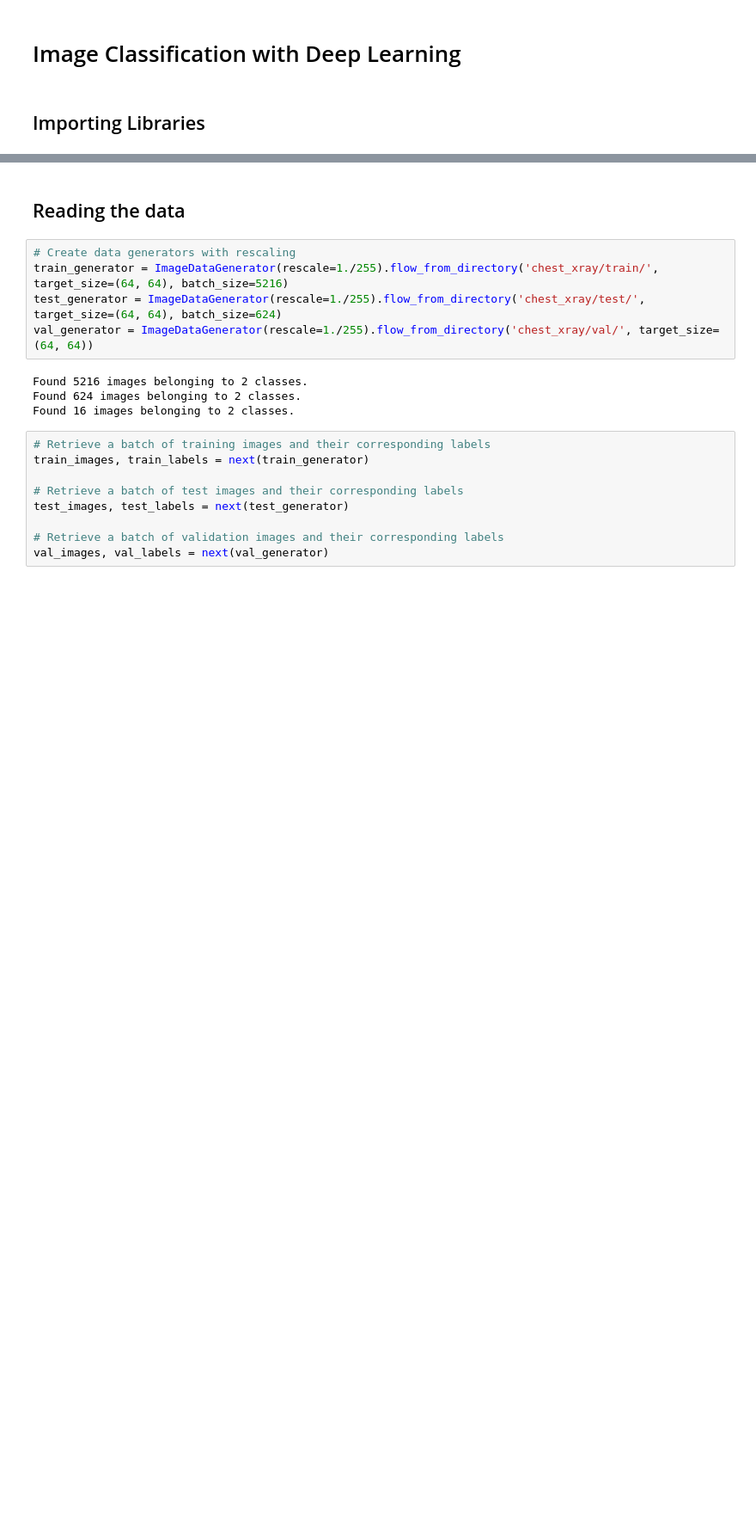
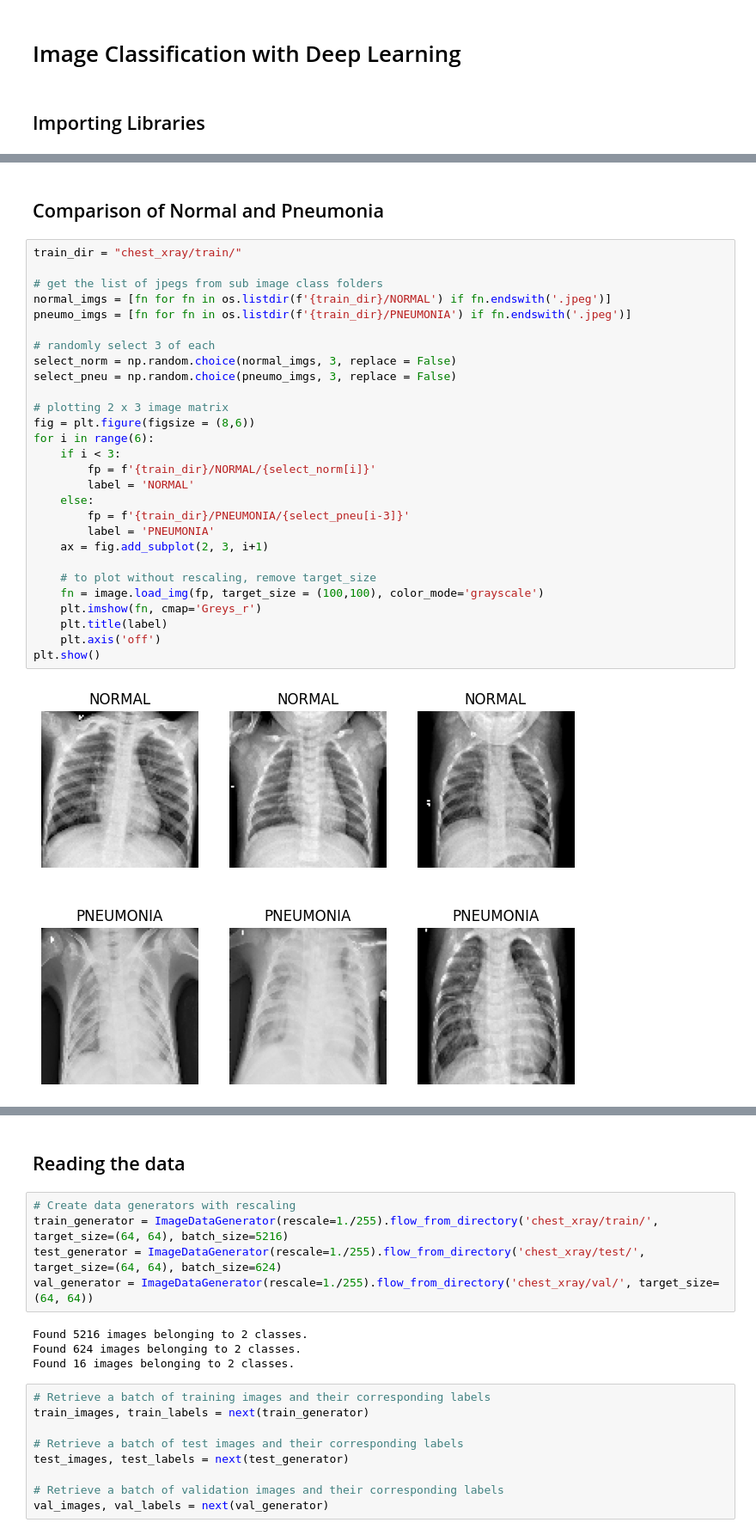
Before and after one commit to AdnanK1/Xray-deep-learning, a Jupyter notebook: index.ipynb, the cells around one changed output, grey strips where cells are left out. Shown at 86% size. Drawn from its saved outputs; the diff is of its cells as text; blank space fills up the shorter version.

```diff
--- a/index.ipynb
+++ b/index.ipynb
@@ -21,3 +23,35 @@ warnings.filterwarnings('ignore')
 
 np.random.seed(123)
 %matplotlib inline
+# %% [markdown]
+## Comparison of Normal and Pneumonia
+# %%
+train_dir = "chest_xray/train/"
+
+# get the list of jpegs from sub image class folders
+normal_imgs = [fn for fn in os.listdir(f'{train_dir}/NORMAL') if fn.endswith('.jpeg')]
+pneumo_imgs = [fn for fn in os.listdir(f'{train_dir}/PNEUMONIA') if fn.endswith('.jpeg')]
+
+# randomly select 3 of each
+select_norm = np.random.choice(normal_imgs, 3, replace = False)
+select_pneu = np.random.choice(pneumo_imgs, 3, replace = False)
+
+# plotting 2 x 3 image matrix
+fig = plt.figure(figsize = (8,6))
+for i in range(6):
+    if i < 3:
+        fp = f'{train_dir}/NORMAL/{select_norm[i]}'
+        label = 'NORMAL'
+    else:
+        fp = f'{train_dir}/PNEUMONIA/{select_pneu[i-3]}'
+        label = 'PNEUMONIA'
+    ax = fig.add_subplot(2, 3, i+1)
+
+    # to plot without rescaling, remove target_size
+    fn = image.load_img(fp, target_size = (100,100), color_mode='grayscale')
+    plt.imshow(fn, cmap='Greys_r')
+    plt.title(label)
+    plt.axis('off')
+plt.show()
+# %% [output]
+[figure, added]
```
Also changed, not shown: parts of 12 cells of this notebook.
